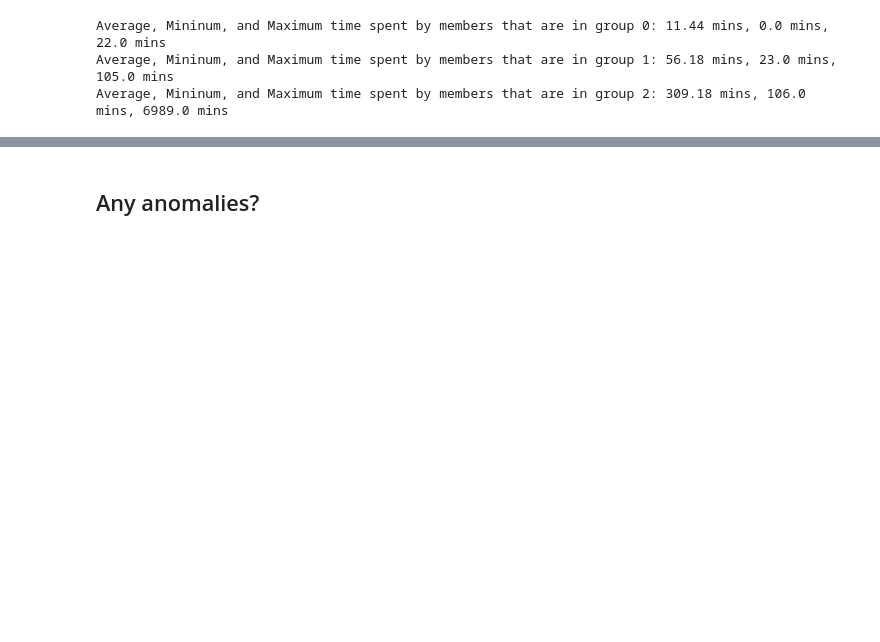
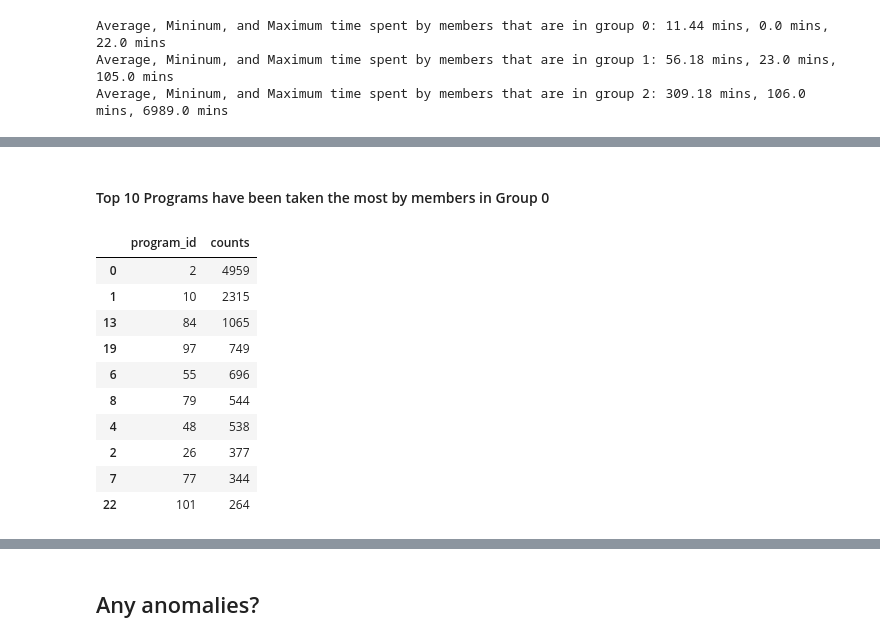
Before and after one commit to Anjana0987/ML-Courses, a Jupyter notebook: Engagements DS/engagements-ds.ipynb, the cells around one changed output, grey strips where cells are left out. Cells and saved outputs as stored; diff of their text form; code cells hidden in the pictures; blank space fills up the shorter version.

```diff
--- a/Engagements DS/engagements-ds.ipynb
+++ b/Engagements DS/engagements-ds.ipynb
@@ -78,0 +108,18 @@ Average, Mininum, and Maximum time spent by members that are in group 2: 309.18
+# %% [markdown]
+#### Top 10 Programs have been taken the most by members in Group 0
+# %%
+group_0_programs = group_0.groupby('program_id')['member_id'].agg('count').reset_index().sort_values('member_id', ascending = False).head(10)
+group_0_programs = group_0_programs.rename(columns = {'member_id': 'counts'})
+group_0_programs
+# %% [output]
+|  | program_id | counts |
+| 0 | 2 | 4959 |
+| 1 | 10 | 2315 |
+| 13 | 84 | 1065 |
+| 19 | 97 | 749 |
+| 6 | 55 | 696 |
+| 8 | 79 | 544 |
+| 4 | 48 | 538 |
+| 2 | 26 | 377 |
+| 7 | 77 | 344 |
+| 22 | 101 | 264 |
```
Also changed, not shown: parts of 21 cells of this notebook.
